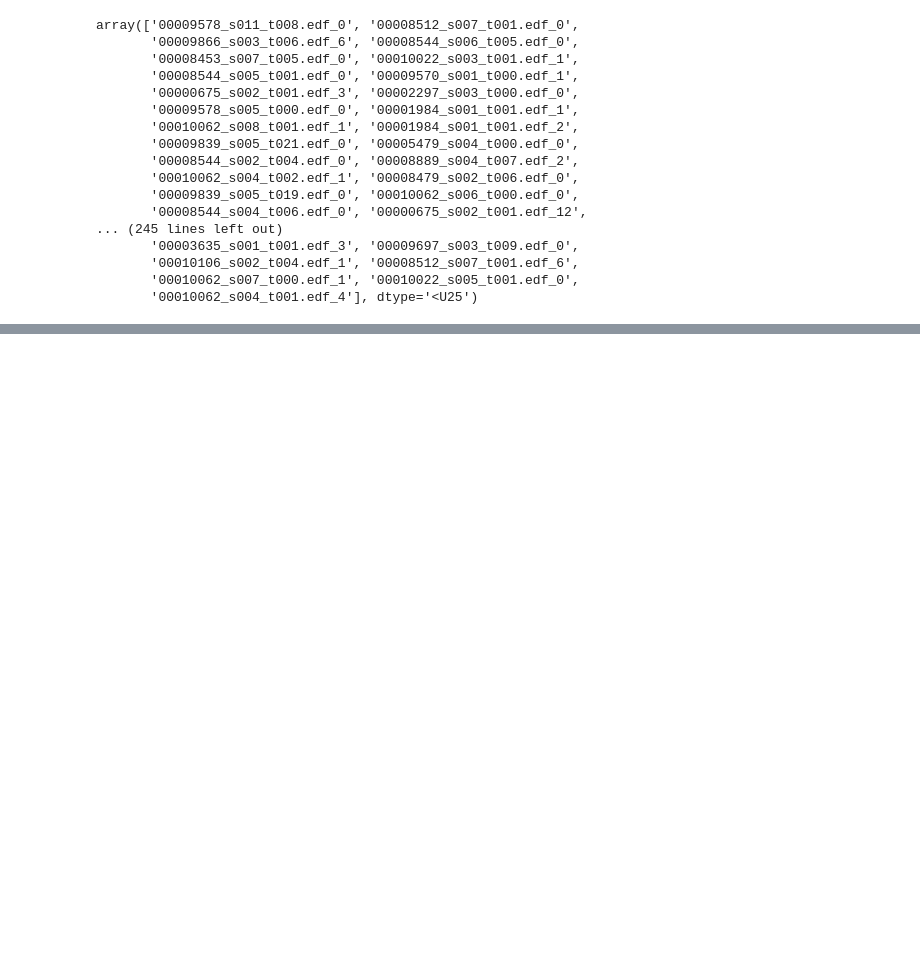
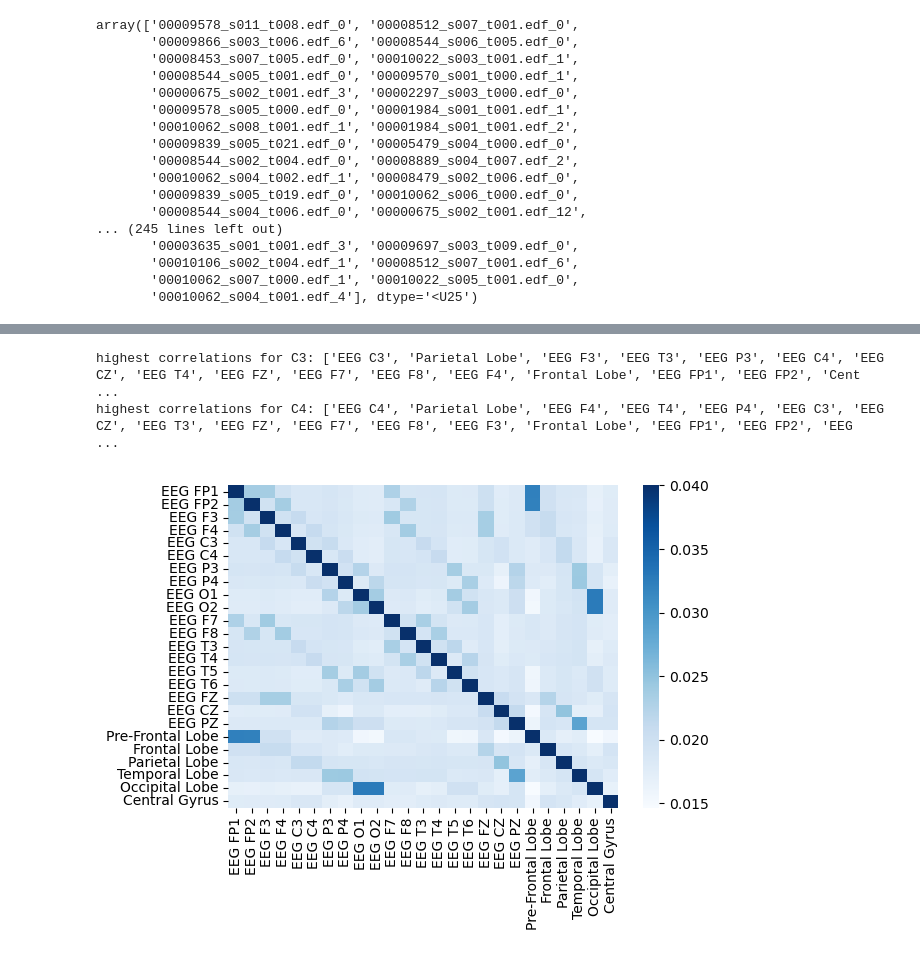
Before and after one commit to USC-InfoLab/NeuroGNN, a Jupyter notebook: analysis/performance_analysis.ipynb, the cells around one changed output, grey strips where cells are left out. Drawn from its saved outputs; the diff is of its cells as text; code cells hidden in the pictures; blank space fills up the shorter version.

```diff
--- a/analysis/performance_analysis.ipynb
+++ b/analysis/performance_analysis.ipynb
@@ -503,6 +503,8 @@ array(['00009578_s011_t008.edf_0', '00008512_s007_t001.edf_0',
        '00010062_s004_t001.edf_4'], dtype='<U25')
 # %%
 ### During absence seizure, frontal lobe is more active, can our model find that?
-node_embeddings_normal = neurognn_det_model.encoder(normal_clips)[0][0].detach().cpu().numpy()
-node_embeddings_abs = neurognn_cls_model.encoder(ab_clips)[0][0].detach().cpu().numpy()
-node_embeddings_focal = neurognn_cls_model.encoder(focal_clips)[0][0].detach().cpu().numpy()
+node_embeddings_normal = neurognn_det_model.encoder(normal_clips[:5])[0][0].detach().cpu().numpy()
+node_embeddings_abs = neurognn_cls_model.encoder(ab_clips[1:2])[0][0].detach().cpu().numpy()
+node_embeddings_focal = neurognn_cls_model.encoder(focal_clips[:5])[0][0].detach().cpu().numpy()
+
+adj_mat_abs = neurognn_cls_model.encoder(ab_clips[1:2])[1].detach().cpu().numpy()
@@ -526,8 +511,8 @@ sns.heatmap(cosine_scores[-6:, -6:])
 # %%
-def viz_embeddings(node_embeddings):
+def viz_embeddings(node_embeddings, save_path=None):
     fig, ax = plt.subplots(figsize=(6, 4), dpi=300)
 
-    reducer = umap.UMAP(n_neighbors=13, metric='cosine', random_state=42)
+    reducer = umap.UMAP(n_neighbors=8, min_dist=0.1, metric='cosine', random_state=42)
     embeddings_umap = reducer.fit_transform(node_embeddings)
     df_umap = pd.DataFrame(embeddings_umap, columns=['UMAP Dimension 1', 'UMAP Dimension 2'])
 
@@ -550,7 +535,27 @@ def viz_embeddings(node_embeddings):
     ax.set_xticks([])
     ax.set_yticks([])
     # annotate node labels
-    for i, label in enumerate(node_labels):
+    for i, label in enumerate(df_umap['node_label']):
         ax.annotate(label, (embeddings_umap[i, 0], embeddings_umap[i, 1]), fontsize=8)
 
     plt.tight_layout()
+    if save_path:
+        plt.savefig(save_path, dpi=300, bbox_inches='tight', transparent=True)
+
+
+def viz_adj_mat(adj_mat, save_path=None):
+    df = pd.DataFrame()
+    df['node_label'] = pd.Series(INCLUDED_CHANNELS + CORTEX_REGIONS)
+    node_regions = []
+    for node_label in df['node_label']:
+        if node_label in ELECTRODES_REGIONS:
+            node_regions.append(ELECTRODES_REGIONS[node_label])
+        else:
+            node_regions.append(node_label)
+    df['node_region'] = node_regions
+
+    sns.heatmap(adj_mat, cmap='Blues', xticklabels=df['node_label'], yticklabels=df['node_label'])
+
+    plt.tight_layout()
+    if save_path:
+        plt.savefig(save_path, dpi=300, bbox_inches='tight', transparent=True)
@@ -562,0 +594,13 @@ viz_embeddings(node_embeddings_focal)
+# %%
+# index of top 5 highest values
+high_ns_c3 = adj_mat_abs[node_label_index_mapping_inverse['EEG C3']].argsort()[::-1]
+high_ns_c4 = adj_mat_abs[node_label_index_mapping_inverse['EEG C4']].argsort()[::-1]
+print(f'highest correlations for C3: {[node_label_index_mapping[n] for n in high_ns_c3]}')
+print(f'highest correlations for C4: {[node_label_index_mapping[n] for n in high_ns_c4]}')
+# %% [output]
+highest correlations for C3: ['EEG C3', 'Parietal Lobe', 'EEG F3', 'EEG T3', 'EEG P3', 'EEG C4', 'EEG CZ', 'EEG T4', 'EEG FZ', 'EEG F7', 'EEG F8', 'EEG F4', 'Frontal Lobe', 'EEG FP1', 'EEG FP2', 'Cent ...
+highest correlations for C4: ['EEG C4', 'Parietal Lobe', 'EEG F4', 'EEG T4', 'EEG P4', 'EEG C3', 'EEG CZ', 'EEG T3', 'EEG FZ', 'EEG F7', 'EEG F8', 'EEG F3', 'Frontal Lobe', 'EEG FP1', 'EEG FP2', 'EEG  ...
+# %%
+viz_adj_mat(adj_mat_abs, save_path='analysis/figures/interpretability/adj_mat_seizure_class_absence(ab).png')
+# %% [output]
+[figure, added]
```
Also changed, not shown: parts of 8 cells of this notebook, 13 other files.
